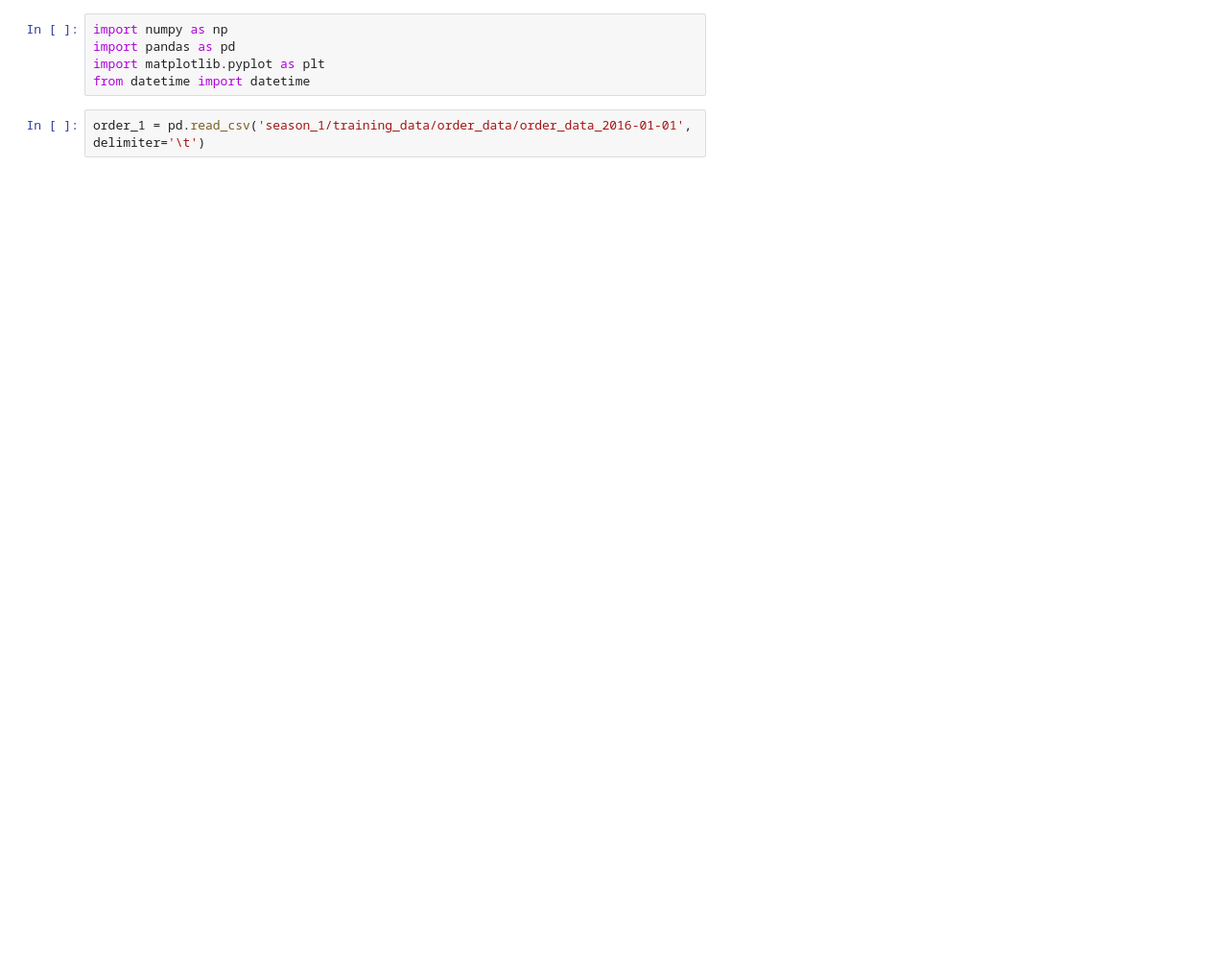
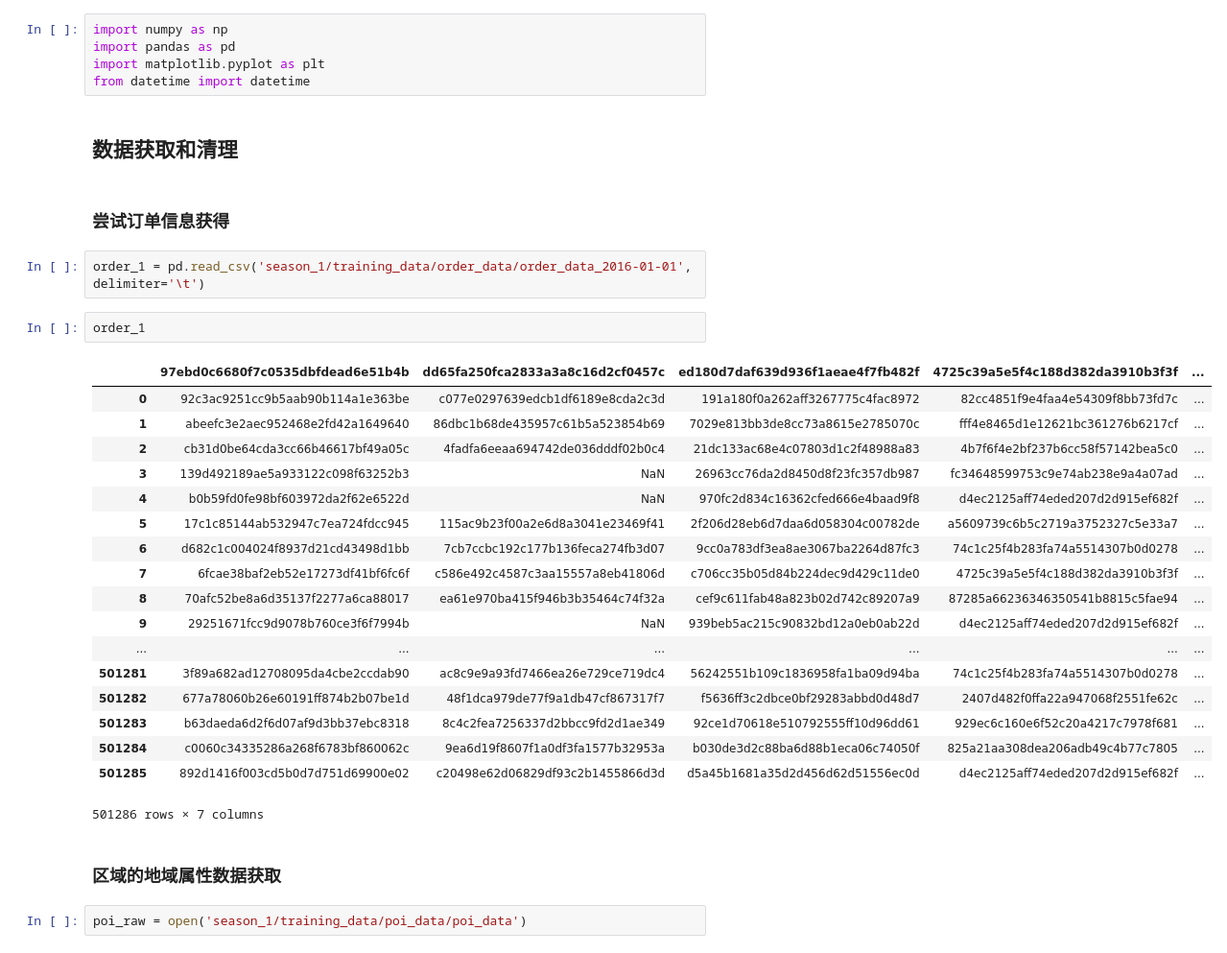
Before and after one commit to WhaleChen/di-tech, a Jupyter notebook: di-tech.ipynb, the cells around one changed output. Shown at 96% size. Cells and saved outputs as stored; diff of their text form; blank space fills up the shorter version.

```diff
--- a/di-tech.ipynb
+++ b/di-tech.ipynb
@@ -3,5 +3,34 @@ import numpy as np
 import pandas as pd
 import matplotlib.pyplot as plt
 from datetime import datetime
+# %% [markdown]
+## 数据获取和清理
+# %% [markdown]
+### 尝试订单信息获得
 # %%
 order_1 = pd.read_csv('season_1/training_data/order_data/order_data_2016-01-01', delimiter='\t')
+# %%
+order_1
+# %% [output]
+|  | 97ebd0c6680f7c0535dbfdead6e51b4b | dd65fa250fca2833a3a8c16d2cf0457c | ed180d7daf639d936f1aeae4f7fb482f | 4725c39a5e5f4c188d382da3910b3f3f | ... |
+| 0 | 92c3ac9251cc9b5aab90b114a1e363be | c077e0297639edcb1df6189e8cda2c3d | 191a180f0a262aff3267775c4fac8972 | 82cc4851f9e4faa4e54309f8bb73fd7c | ... |
+| 1 | abeefc3e2aec952468e2fd42a1649640 | 86dbc1b68de435957c61b5a523854b69 | 7029e813bb3de8cc73a8615e2785070c | fff4e8465d1e12621bc361276b6217cf | ... |
+| 2 | cb31d0be64cda3cc66b46617bf49a05c | 4fadfa6eeaa694742de036dddf02b0c4 | 21dc133ac68e4c07803d1c2f48988a83 | 4b7f6f4e2bf237b6cc58f57142bea5c0 | ... |
+| 3 | 139d492189ae5a933122c098f63252b3 | NaN | 26963cc76da2d8450d8f23fc357db987 | fc34648599753c9e74ab238e9a4a07ad | ... |
+| 4 | b0b59fd0fe98bf603972da2f62e6522d | NaN | 970fc2d834c16362cfed666e4baad9f8 | d4ec2125aff74eded207d2d915ef682f | ... |
+| 5 | 17c1c85144ab532947c7ea724fdcc945 | 115ac9b23f00a2e6d8a3041e23469f41 | 2f206d28eb6d7daa6d058304c00782de | a5609739c6b5c2719a3752327c5e33a7 | ... |
+| 6 | d682c1c004024f8937d21cd43498d1bb | 7cb7ccbc192c177b136feca274fb3d07 | 9cc0a783df3ea8ae3067ba2264d87fc3 | 74c1c25f4b283fa74a5514307b0d0278 | ... |
+| 7 | 6fcae38baf2eb52e17273df41bf6fc6f | c586e492c4587c3aa15557a8eb41806d | c706cc35b05d84b224dec9d429c11de0 | 4725c39a5e5f4c188d382da3910b3f3f | ... |
+| 8 | 70afc52be8a6d35137f2277a6ca88017 | ea61e970ba415f946b3b35464c74f32a | cef9c611fab48a823b02d742c89207a9 | 87285a66236346350541b8815c5fae94 | ... |
+| 9 | 29251671fcc9d9078b760ce3f6f7994b | NaN | 939beb5ac215c90832bd12a0eb0ab22d | d4ec2125aff74eded207d2d915ef682f | ... |
+| ... | ... | ... | ... | ... | ... |
+| 501281 | 3f89a682ad12708095da4cbe2ccdab90 | ac8c9e9a93fd7466ea26e729ce719dc4 | 56242551b109c1836958fa1ba09d94ba | 74c1c25f4b283fa74a5514307b0d0278 | ... |
+| 501282 | 677a78060b26e60191ff874b2b07be1d | 48f1dca979de77f9a1db47cf867317f7 | f5636ff3c2dbce0bf29283abbd0d48d7 | 2407d482f0ffa22a947068f2551fe62c | ... |
+| 501283 | b63daeda6d2f6d07af9d3bb37ebc8318 | 8c4c2fea7256337d2bbcc9fd2d1ae349 | 92ce1d70618e510792555ff10d96dd61 | 929ec6c160e6f52c20a4217c7978f681 | ... |
+| 501284 | c0060c34335286a268f6783bf860062c | 9ea6d19f8607f1a0df3fa1577b32953a | b030de3d2c88ba6d88b1eca06c74050f | 825a21aa308dea206adb49c4b77c7805 | ... |
+| 501285 | 892d1416f003cd5b0d7d751d69900e02 | c20498e62d06829df93c2b1455866d3d | d5a45b1681a35d2d456d62d51556ec0d | d4ec2125aff74eded207d2d915ef682f | ... |
+501286 rows × 7 columns
+# %% [markdown]
+### 区域的地域属性数据获取
+# %%
+poi_raw = open('season_1/training_data/poi_data/poi_data')
```
Also changed, not shown: parts of 3 cells of this notebook.
